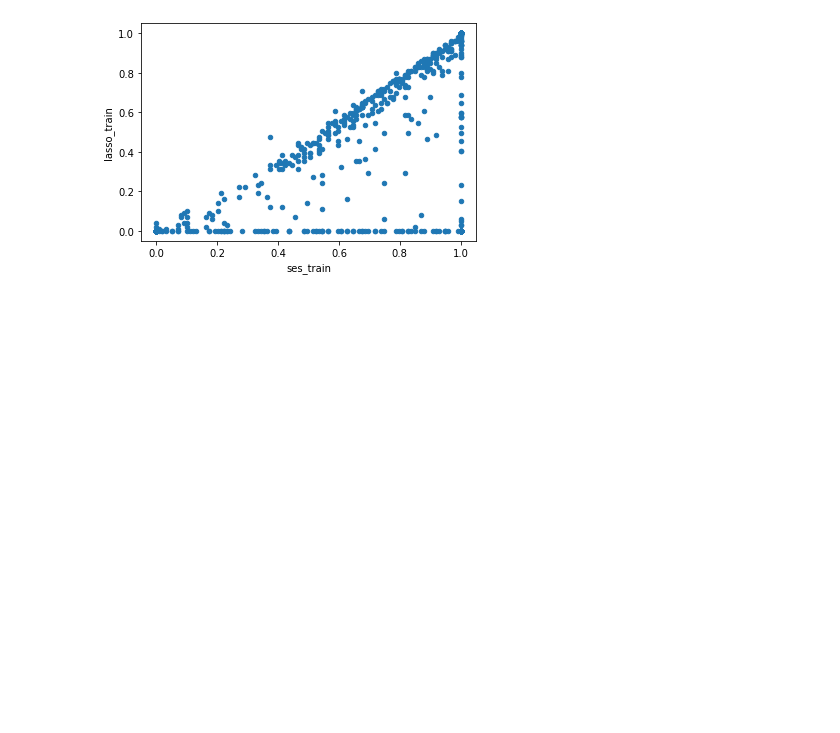
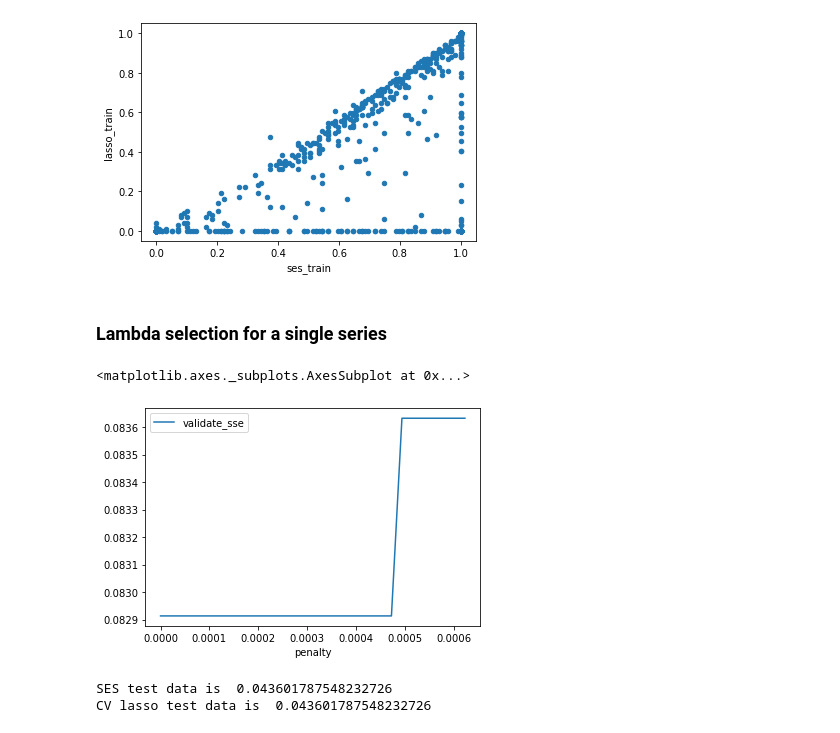
Before and after one commit to JonRMichel/exp-smoothing-k-periods-ahead, a Jupyter notebook: optimal alpha for m3 yearly-checkpoint.ipynb, the cells around one changed output. Saved outputs shown, nothing was run; the diff lists cells and outputs as text; code cells hidden in the pictures; blank space fills up the shorter version.

Commit message:
added validations for lambda

```diff
--- a/optimal alpha for m3 yearly-checkpoint.ipynb
+++ b/optimal alpha for m3 yearly-checkpoint.ipynb
@@ -113,3 +113,5 @@ lasso_test_df.plot.scatter(x='ses_train',y='lasso_train')
 # %% [output]
 <matplotlib.axes._subplots.AxesSubplot at 0x...>
 [figure]
+# %% [markdown]
+### Lambda selection for a single series
@@ -115,0 +145,49 @@ lasso_test_df.plot.scatter(x='ses_train',y='lasso_train')
+# %%
+Y = m3_series_list(11)
+sample_size = len(Y)
+
+Y_train = Y[0:round(sample_size/2.5)].values
+Y_validate = Y[round(sample_size/2.5):2*round(sample_size/2.5)].values
+Y_test = Y[2*round(sample_size/2.5):].values
+
+train_index = range(0,round(sample_size/2.5))
+validate_index = range(round(sample_size/2.5), 2* round(sample_size/2.5))
+test_index = range(2*round(sample_size/2.5),sample_size+1)
+
+
+# lag_df = pd.DataFrame(Y)
+# lag_df['first_dif'] = lag_df.diff(1)
+# lag_df = lag_df.dropna()
+
+# penalty = (lag_df['growth']*lag_df['first_dif']).sum()
+penalty_list = penalty_range(list(Y_train))
+
+cv_df = pd.DataFrame(columns =['penalty','train_alpha','validate_sse','test_sse'])
+cv_df['penalty'] = penalty_list
+cv_df = cv_df.set_index('penalty')
+
+for pen in penalty_list:
+    train_alpha = minimal_alpha(Y_train,pen)
+    exp_df = pd.DataFrame({'Y':Y,'exp':exp_smooth(Y,train_alpha)})
+    exp_df['exp'] = exp_df['exp'].shift(1)
+    exp_df.dropna()
+
+    val_sse = np.square(exp_df.loc[validate_index]['Y'] - exp_df.loc[validate_index]['exp']).sum()
+    test_sse = np.square(exp_df.loc[test_index]['Y'] - exp_df.loc[test_index]['exp']).sum()
+
+    cv_df.loc[pen] = [train_alpha,val_sse,test_sse]
+
+cv_df = cv_df.reset_index()
+# %%
+cv_df.plot(x= 'penalty',y='validate_sse')
+# %% [output]
+<matplotlib.axes._subplots.AxesSubplot at 0x...>
+[figure, added]
+# %%
+opt_lambda = cv_df[cv_df['validate_sse']== cv_df['validate_sse'].min()]['penalty'].values[0]
+
+print('SES test data is ', cv_df.query('penalty == 0.0')['test_sse'].values[0])
+print('CV lasso test data is ', cv_df.query('penalty == @opt_lambda')['test_sse'].values[0])
+# %% [output]
+SES test data is  0.043601787548232726
+CV lasso test data is  0.043601787548232726
```
Also changed, not shown: parts of 4 cells of this notebook.
